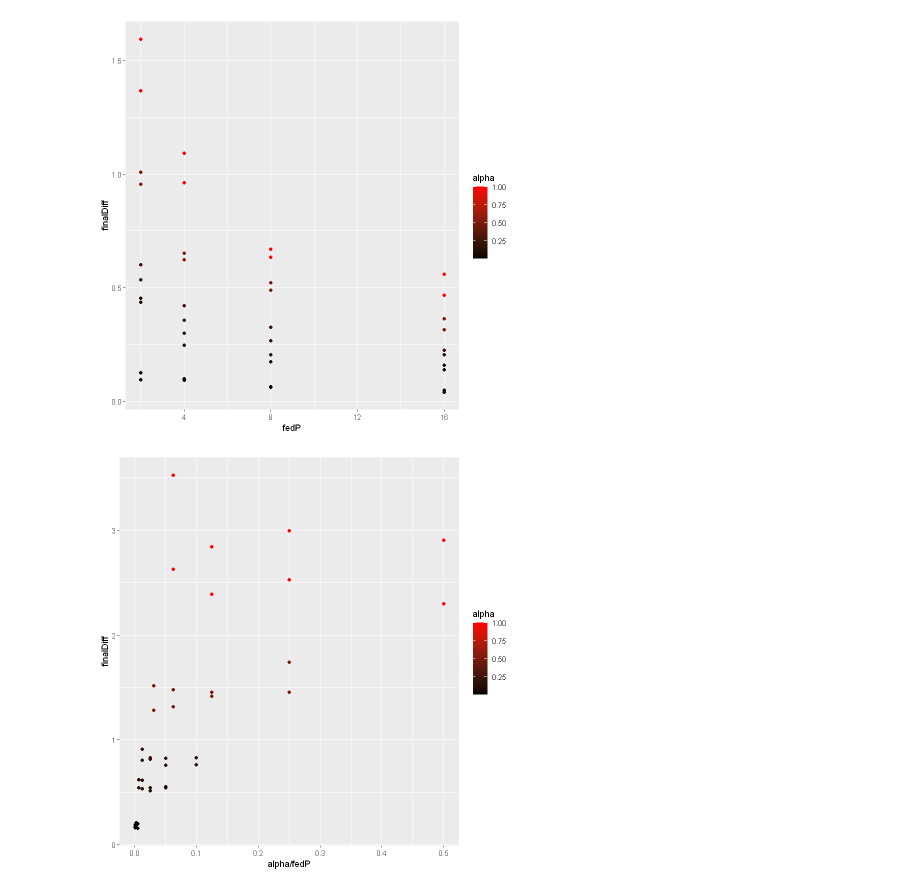
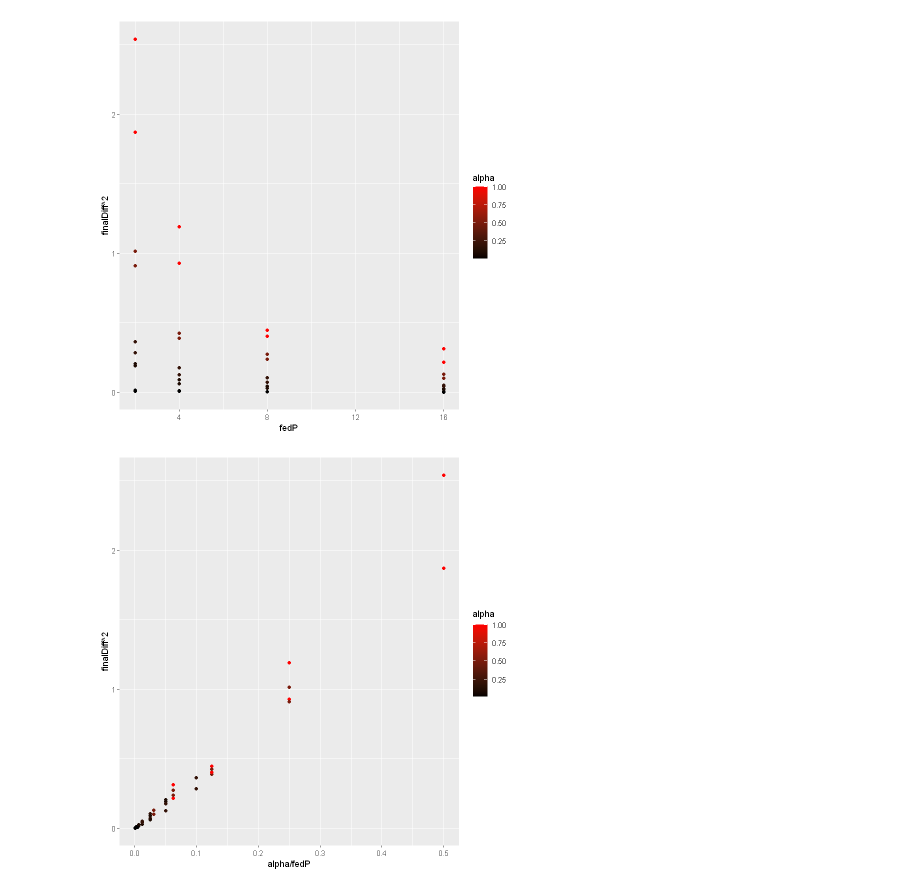
Before and after one commit to MichaelEinhorn/FederatedRL, a Jupyter notebook: graphingR.ipynb, the cells around one changed output. Cells and saved outputs as stored; diff of their text form; code cells hidden in the pictures.

Commit message:
alpha

```diff
--- a/graphingR.ipynb
+++ b/graphingR.ipynb
@@ -30,10 +30,10 @@ ggplot(dataFull[dataFull$trial == 0 & dataFull$alpha == 0.1,],
 # %%
 ggplot(dataFull[dataFull$trial == 0 & dataFull$syncBackups == 1,],
-       aes(x=fedP, y=finalDiff)) + geom_point(aes(color = alpha)) + scale_color_gradientn(colors = c("black", "red"))
+       aes(x=fedP, y=finalDiff ** 2)) + geom_point(aes(color = alpha)) + scale_color_gradientn(colors = c("black", "red"))
 # %% [output]
-[figure, old version]
+[figure, new version]
 # %%
-ggplot(dataFull[dataFull$trial == 0 & dataFull$syncBackups == 10000,],
-       aes(x=alpha / fedP, y=finalDiff)) + geom_point(aes(color = alpha)) + scale_color_gradientn(colors = c("black", "red"))
+ggplot(dataFull[dataFull$trial == 0 & dataFull$syncBackups == 1,],
+       aes(x=alpha / fedP, y=finalDiff ** 2)) + geom_point(aes(color = alpha)) + scale_color_gradientn(colors = c("black", "red"))
 # %% [output]
-[figure, old version]
+[figure, new version]
```
Also changed, not shown: parts of 4 cells of this notebook, 3 other files.
